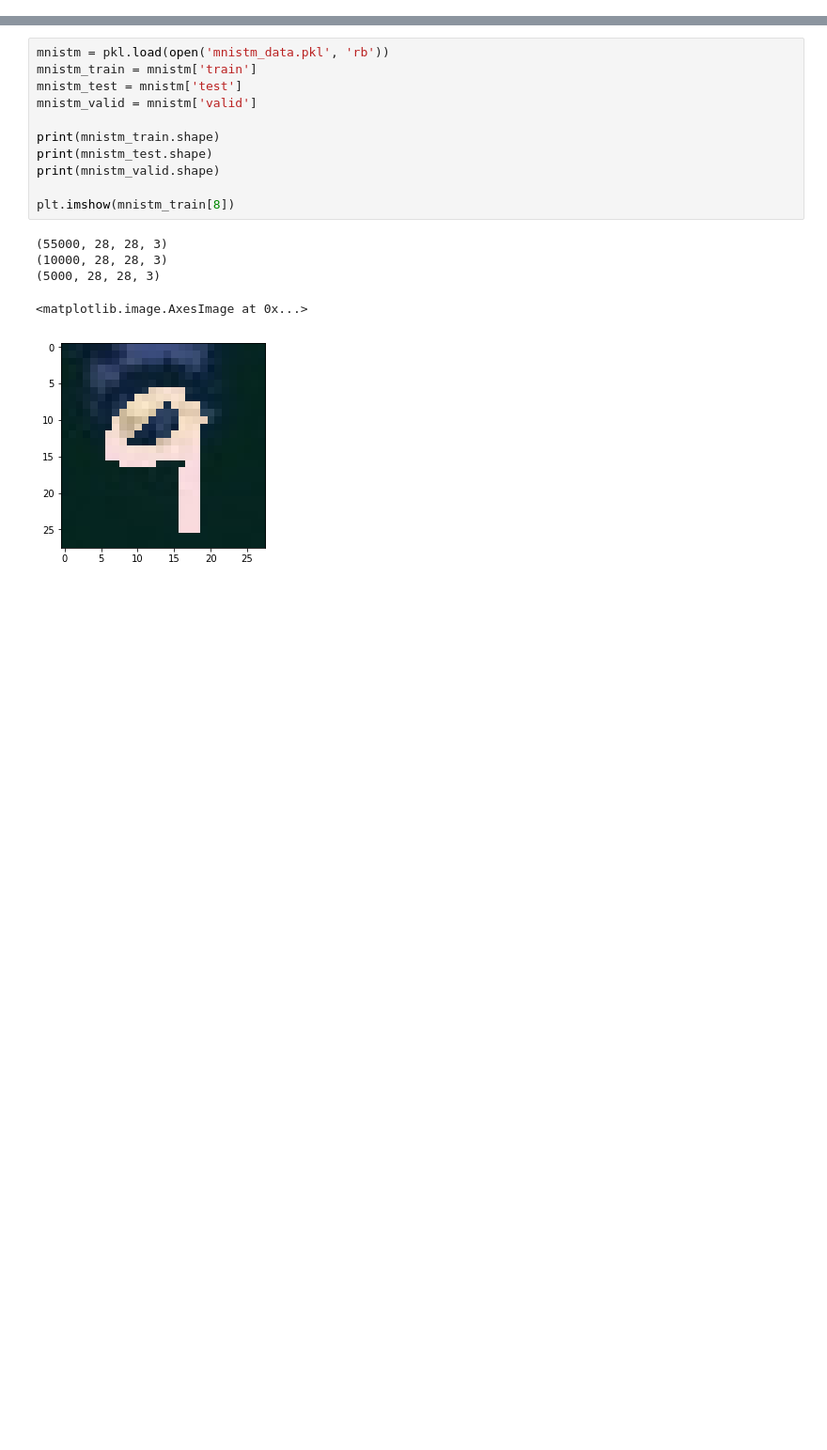
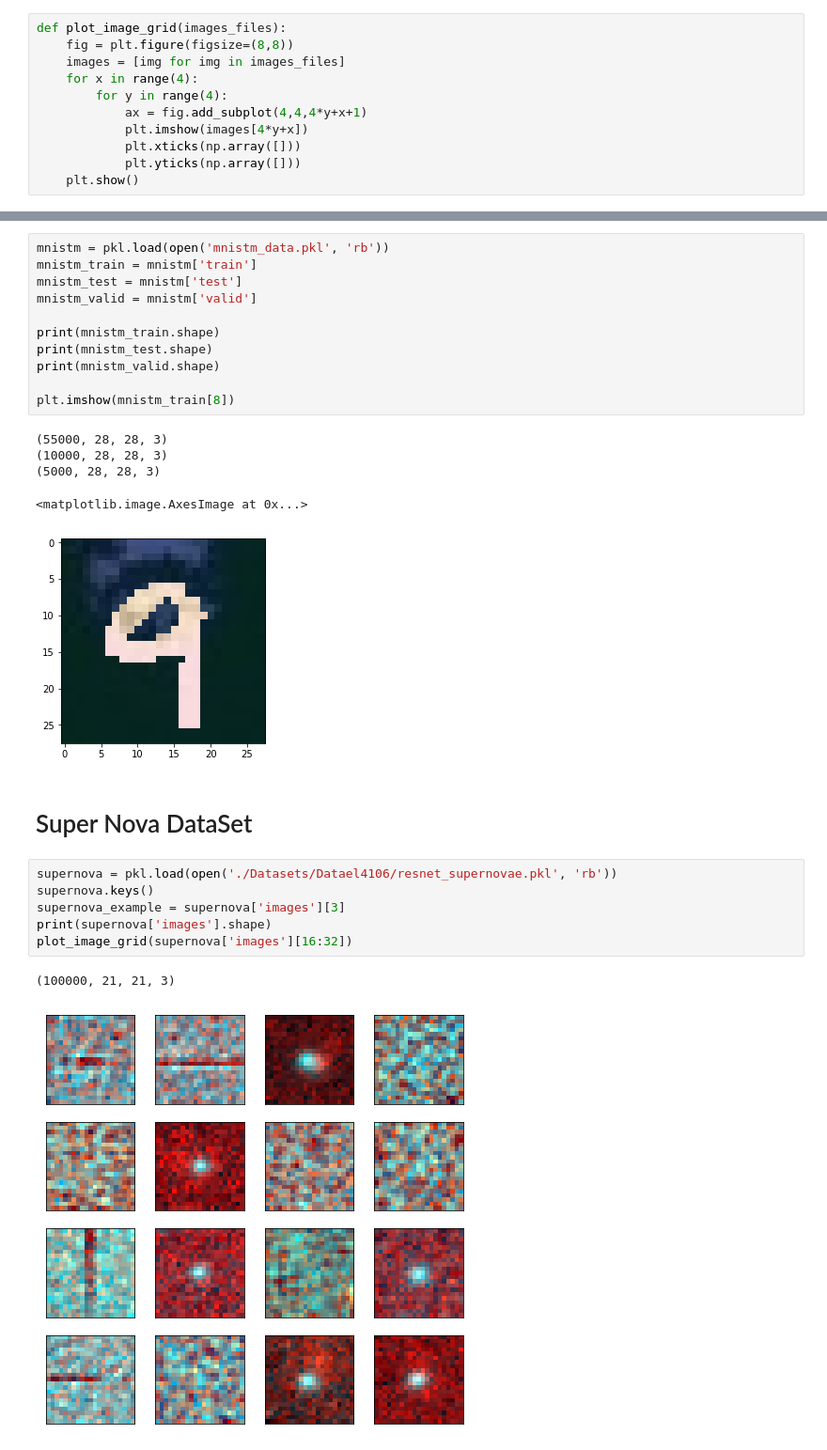
Before and after one commit to dario617/tf-dann, a Jupyter notebook: Dataset overview.ipynb, the cells around one changed output, grey strips where cells are left out. Shown at 94% size. Cells and saved outputs as stored; diff of their text form; blank space fills up the shorter version.

Commit message:
Updating experiment and dataset overview

```diff
--- a/Dataset overview.ipynb
+++ b/Dataset overview.ipynb
@@ -14,6 +14,17 @@ import h5py
 
 import scipy.io
 from PIL import Image
+# %%
+def plot_image_grid(images_files):
+    fig = plt.figure(figsize=(8,8))
+    images = [img for img in images_files]
+    for x in range(4):
+        for y in range(4):
+            ax = fig.add_subplot(4,4,4*y+x+1)
+            plt.imshow(images[4*y+x])
+            plt.xticks(np.array([]))
+            plt.yticks(np.array([]))
+    plt.show()
 # %% [markdown]
 # MNIST overview
 # %%
@@ -162,3 +173,14 @@ plt.imshow(mnistm_train[8])
 (5000, 28, 28, 3)
 <matplotlib.image.AxesImage at 0x...>
 [figure]
+# %% [markdown]
+# Super Nova DataSet
+# %%
+supernova = pkl.load(open('./Datasets/Datael4106/resnet_supernovae.pkl', 'rb'))
+supernova.keys()
+supernova_example = supernova['images'][3]
+print(supernova['images'].shape)
+plot_image_grid(supernova['images'][16:32])
+# %% [output]
+(100000, 21, 21, 3)
+[figure, added]
```
Also changed, not shown: parts of 2 cells of this notebook, 2 other files.
